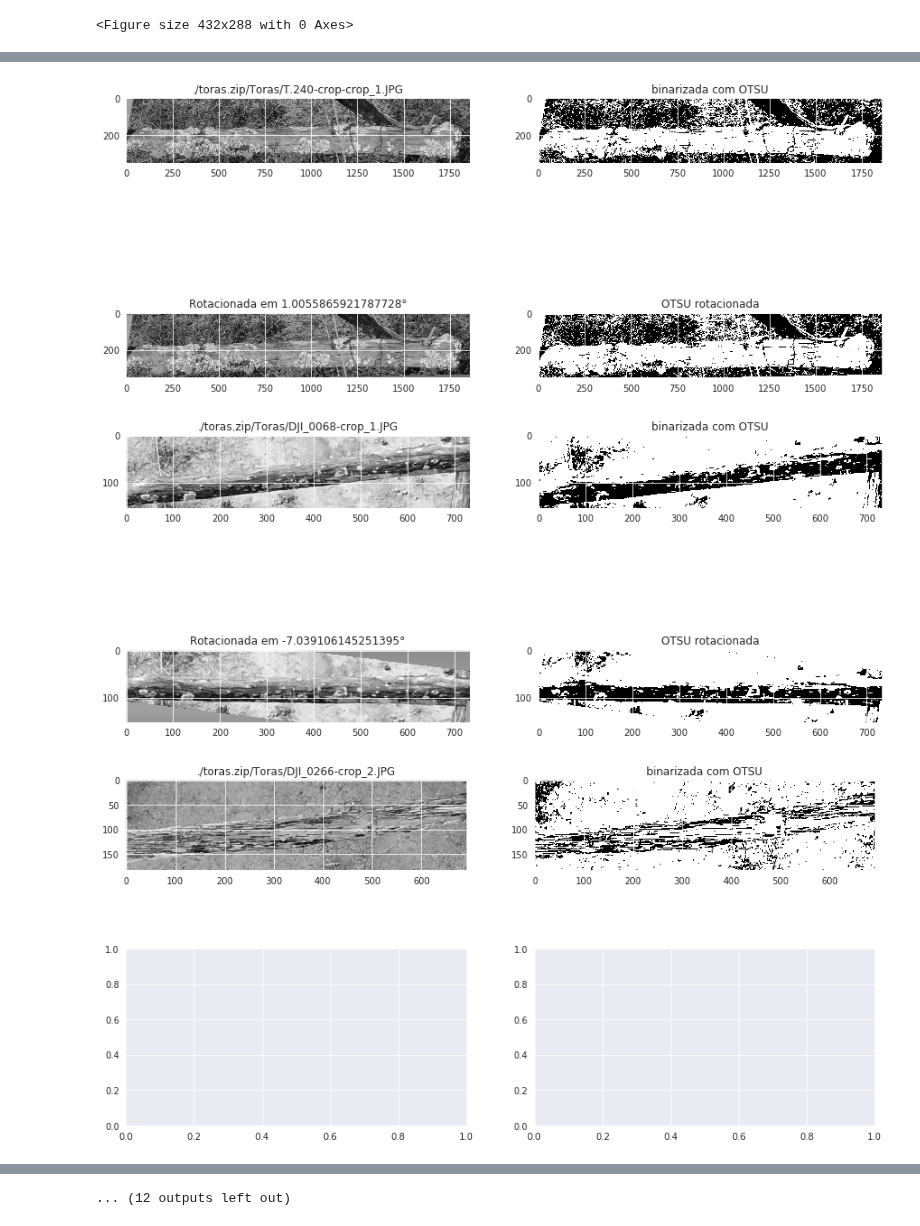
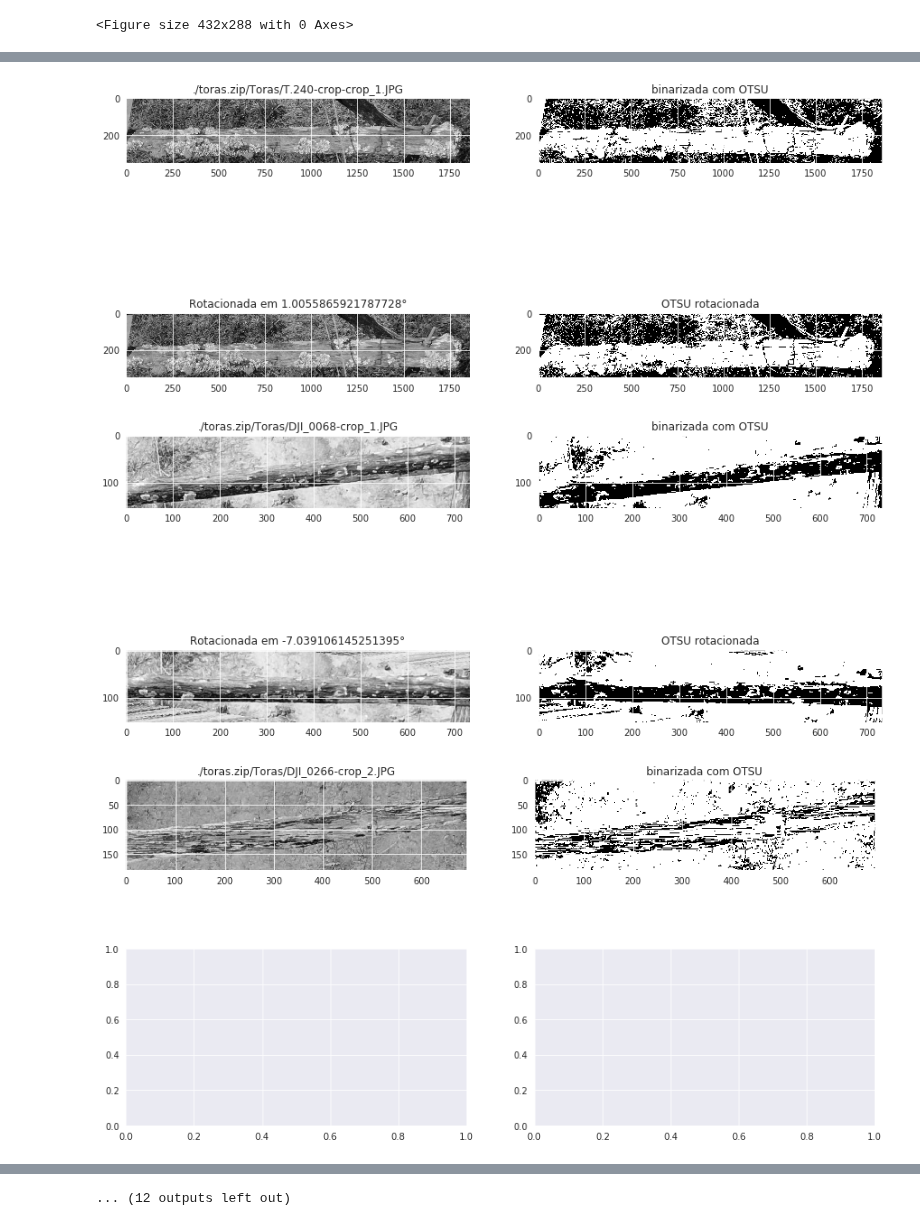
Before and after one commit to newtmagalhaes/Machine-Learning, a Jupyter notebook: ML/f04-textura/patologias_toras/30-canny_1.ipynb, the cells around one changed output, grey strips where cells are left out. Drawn from its saved outputs; the diff is of its cells as text; code cells hidden in the pictures.

```diff
--- a/ML/f04-textura/patologias_toras/30-canny_1.ipynb
+++ b/ML/f04-textura/patologias_toras/30-canny_1.ipynb
@@ -57,7 +57,7 @@ for path in path_list:
   if angle != 0:
     # Versão rotacionada
     rot_img = rotate(img_gray, angle)
-    filled_img = fill_empty_edges(rot_img)
+    filled_img = fill_empty_edges(rot_img, 1)
     ax[1, 0].title.set_text(f'Rotacionada em {angle}°')
     ax[1, 0].imshow(filled_img)
 
@@ -72,4 +72,4 @@ for path in path_list:
 [figure]
-[figure, old version]
+[figure, new version]
 [figure]
 [figure]
```
Also changed, not shown: parts of 2 cells of this notebook.
